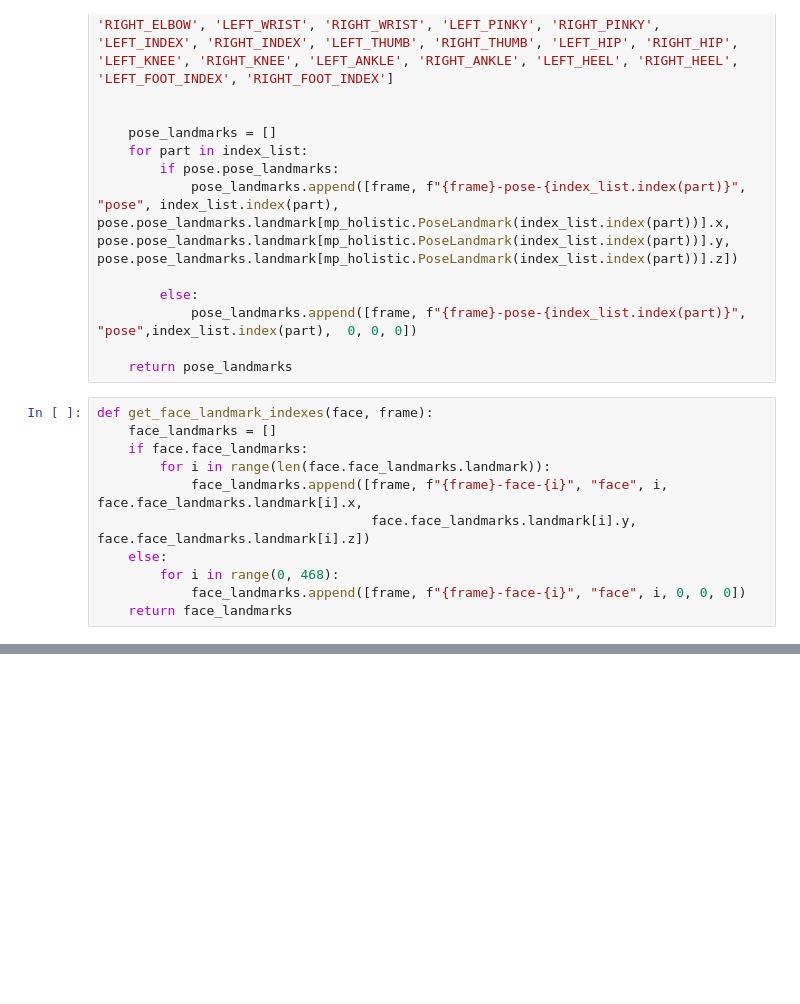
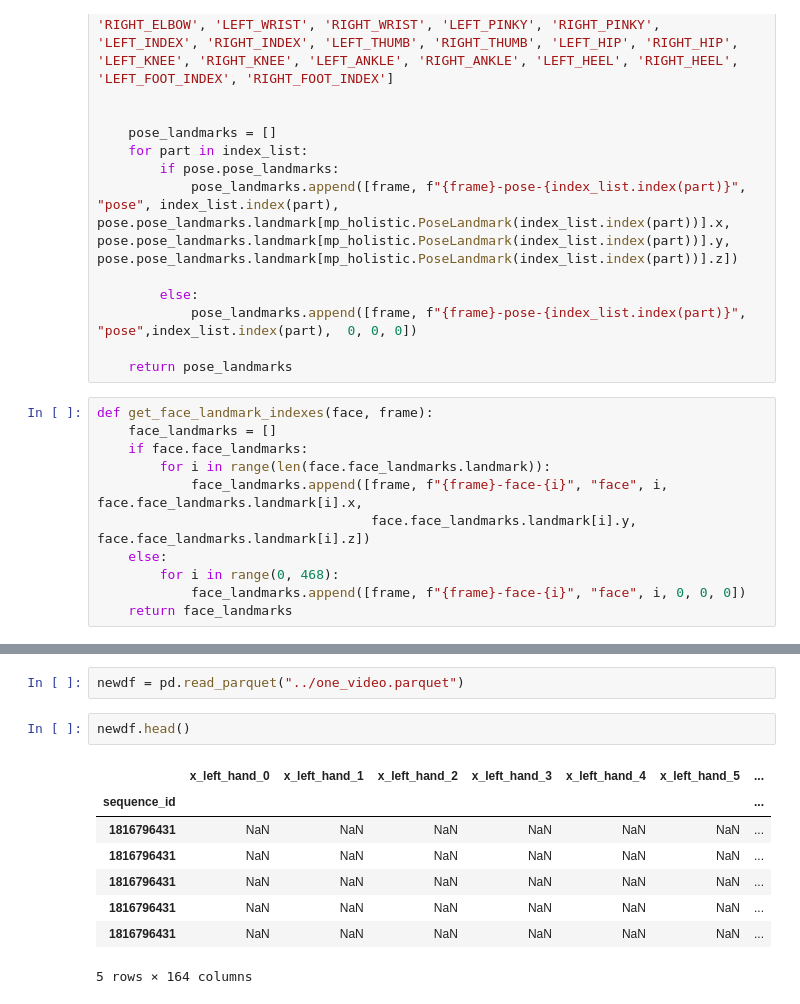
Before and after one commit to Mr-Aylex/sign-lang-classification, a Jupyter notebook: MPM/mediapipe holistic model.ipynb, the cells around one changed output, grey strips where cells are left out. Saved outputs shown, nothing was run; the diff lists cells and outputs as text; blank space fills up the shorter version.

```diff
--- a/MPM/mediapipe holistic model.ipynb
+++ b/MPM/mediapipe holistic model.ipynb
@@ -138,0 +146,13 @@ AttributeError: 'NoneType' object has no attribute 'landmark'
+# %%
+newdf = pd.read_parquet("../one_video.parquet")
+# %%
+newdf.head()
+# %% [output]
+|  | x_left_hand_0 | x_left_hand_1 | x_left_hand_2 | x_left_hand_3 | x_left_hand_4 | x_left_hand_5 | ... |
+| sequence_id |  |  |  |  |  |  | ... |
+| 1816796431 | NaN | NaN | NaN | NaN | NaN | NaN | ... |
+| 1816796431 | NaN | NaN | NaN | NaN | NaN | NaN | ... |
+| 1816796431 | NaN | NaN | NaN | NaN | NaN | NaN | ... |
+| 1816796431 | NaN | NaN | NaN | NaN | NaN | NaN | ... |
+| 1816796431 | NaN | NaN | NaN | NaN | NaN | NaN | ... |
+5 rows × 164 columns
```
Also changed, not shown: parts of 12 cells of this notebook, 6 other files.
